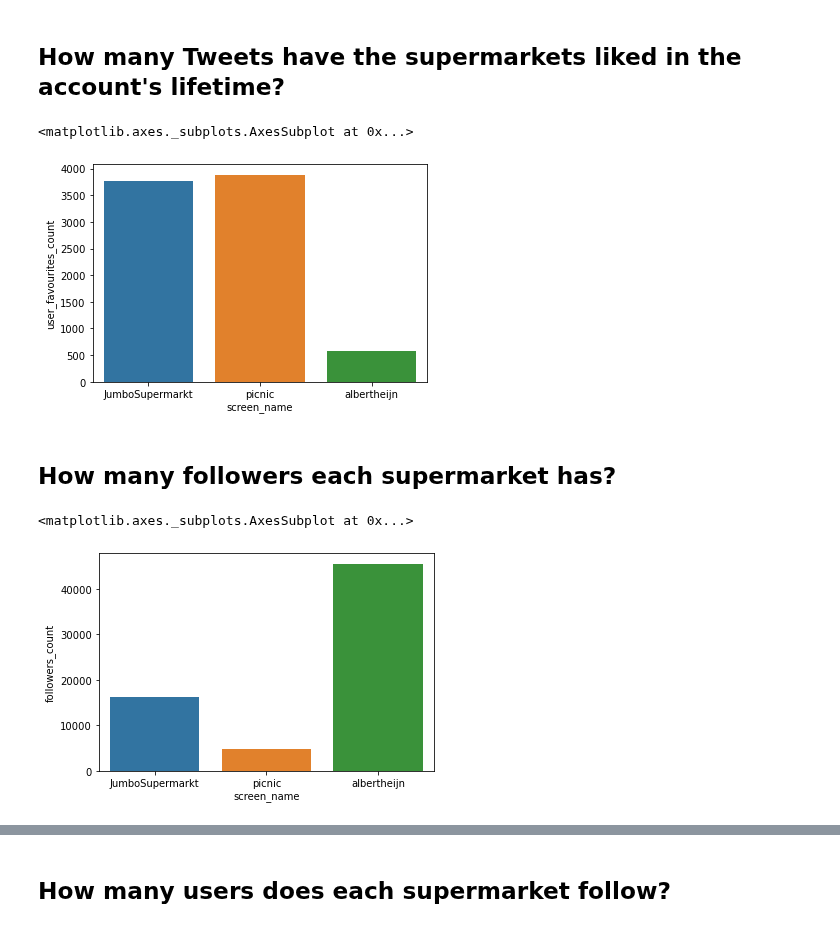
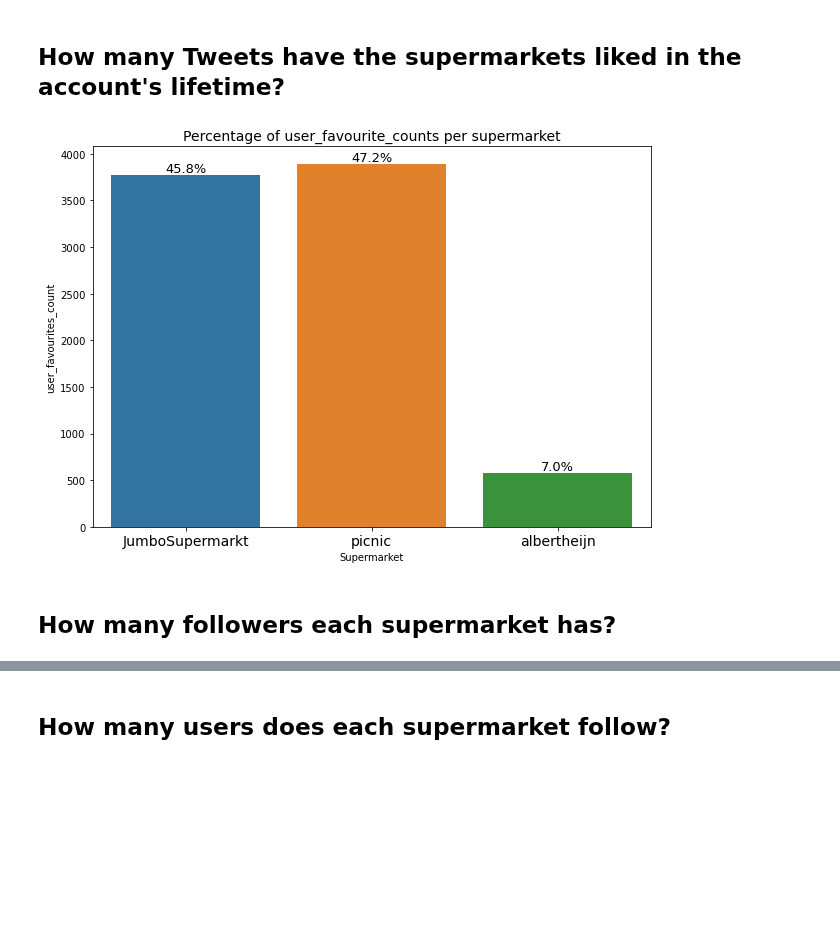
Before and after one commit to dpbac/twitter_analysis_online_grocery_NL, a Jupyter notebook: notebooks/04-EDA and Sentiment Analysis.ipynb, the cells around one changed output, grey strips where cells are left out. Drawn from its saved outputs; the diff is of its cells as text; code cells hidden in the pictures; blank space fills up the shorter version.

```diff
--- a/notebooks/04-EDA and Sentiment Analysis.ipynb
+++ b/notebooks/04-EDA and Sentiment Analysis.ipynb
@@ -163,14 +165,18 @@ df
 # %% [markdown]
 ## How many Tweets have the supermarkets liked in the account's lifetime?
-# %%
-sns.barplot(data=df, x = 'screen_name', y = 'user_favourites_count')
-# %% [output]
-<matplotlib.axes._subplots.AxesSubplot at 0x...>
-[figure, removed]
+# %%
+fig, ax = plt.subplots(figsize=(10,7))
+ax = sns.barplot(data=df, x = 'screen_name', y = 'user_favourites_count')
+ax.set_title("Percentage of user_favourite_counts per supermarket", size = 14)
+ax.set_xticklabels(ax.get_xticklabels(), size = 14)
+plt.xlabel("Supermarket")
+
+for p in ax.patches:
+    x=p.get_bbox().get_points()[:,0]
+    y=p.get_bbox().get_points()[1,1]
+    ax.annotate('{:.1f}%'.format(100*y/sum(df["user_favourites_count"])), (x.mean(), y),
+            ha='center', va='bottom',fontsize=13) # set the alignment of the text
+# %% [output]
+[figure, added]
 # %% [markdown]
 ## How many followers each supermarket has?
-# %%
-sns.barplot(data=df, x = 'screen_name', y = 'followers_count')
-# %% [output]
-<matplotlib.axes._subplots.AxesSubplot at 0x...>
-[figure, removed]
```
Also changed, not shown: parts of 24 cells of this notebook, 3 other files.
